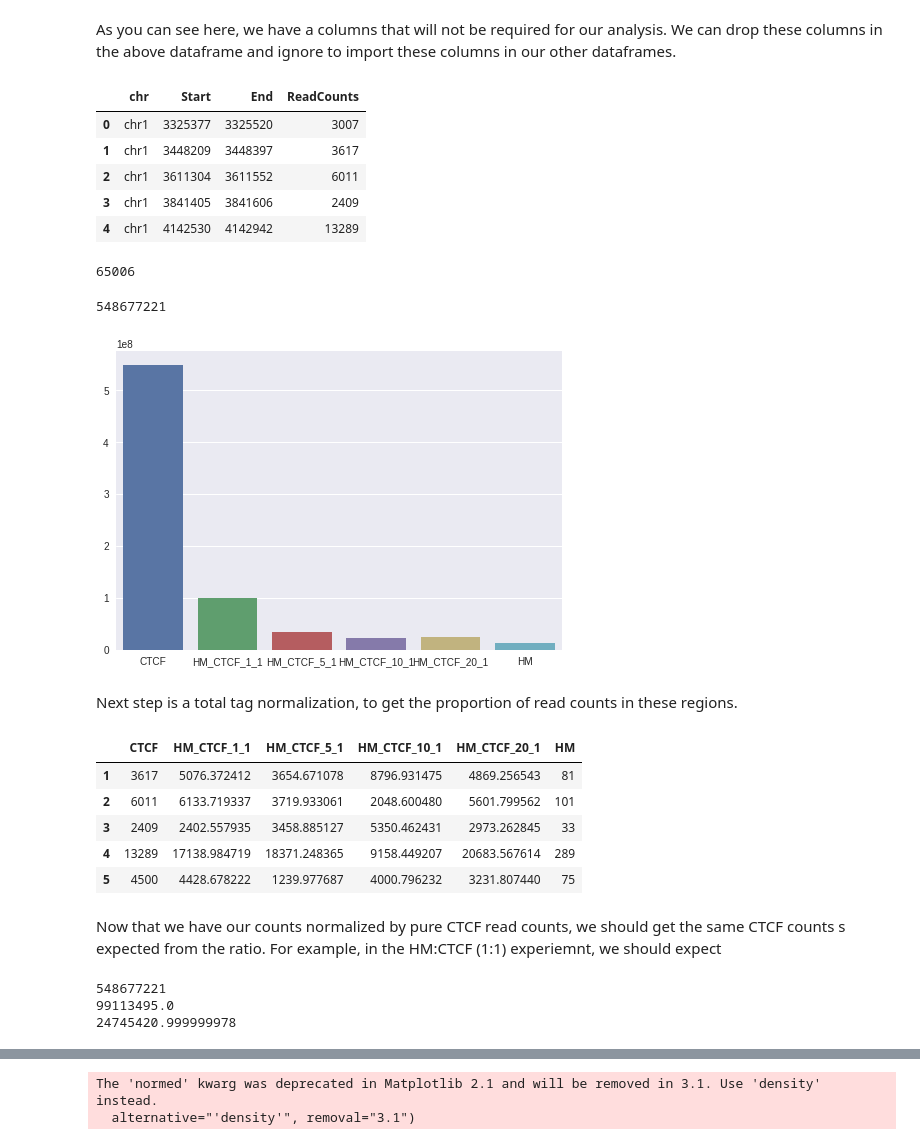
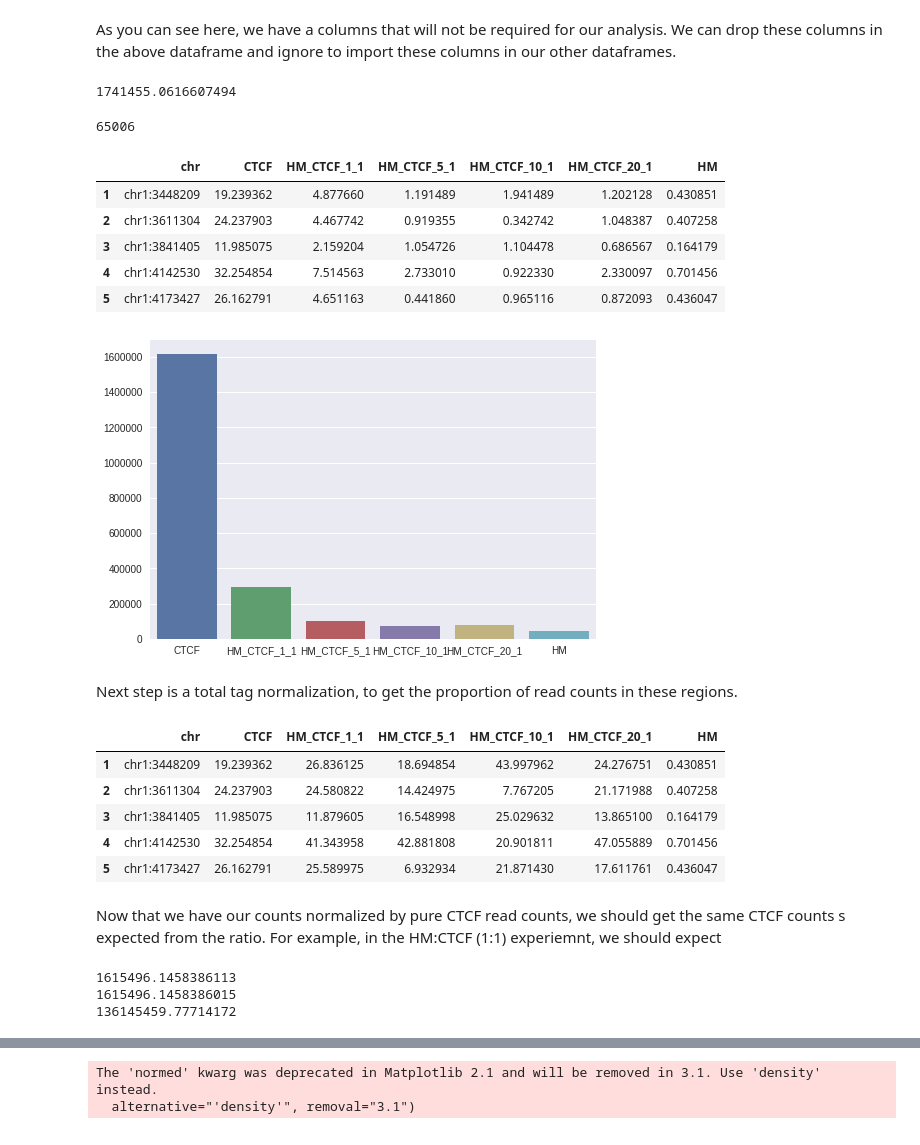
Before and after one commit to sidwekhande/spike-in, a Jupyter notebook: Data_Analysis_of_a_ChIP_seq_spike_in_reference.ipynb, the cells around one changed output, grey strips where cells are left out. Saved outputs shown, nothing was run; the diff lists cells and outputs as text; code cells hidden in the pictures.

```diff
--- a/Data_Analysis_of_a_ChIP_seq_spike_in_reference.ipynb
+++ b/Data_Analysis_of_a_ChIP_seq_spike_in_reference.ipynb
@@ -88,25 +88,35 @@ As you can see here, we have a columns that will not be required for our analysi
 
 ctcf_rc.drop(columns=["Name","Score","Strand","ThickStart","ThinEnd","ItemRGB","BlockCount"],axis =1,inplace=True)
 ctcf_rc.head()
+
+#deduplicate reads
+ctcf_rc["ReadCounts"] = ctcf_rc["ReadCounts"]/(ctcf_rc["End"] - ctcf_rc["Start"])
+#ctcf_rc["ReadCounts"] = ctcf_rc["ReadCounts"].astype("np.int32")
+sum(ctcf_rc["ReadCounts"])
 # %% [output]
-|  | chr | Start | End | ReadCounts |
-| 0 | chr1 | 3325377 | 3325520 | 3007 |
-| 1 | chr1 | 3448209 | 3448397 | 3617 |
-| 2 | chr1 | 3611304 | 3611552 | 6011 |
-| 3 | chr1 | 3841405 | 3841606 | 2409 |
-| 4 | chr1 | 4142530 | 4142942 | 13289 |
+1741455.0616607494
 # %%
-#similarly, importing read counts in all other experiments, but with only reqd columns
+#similarly, importing read counts in all other experiments, but with only read columns, and deduplicate reads
 HM_rc = pd.read_csv(io.BytesIO(uploaded['HM.tabular']),"\t", header = None, usecols=[0,1,2,10])
 HM_rc.columns = ["chr", "Start", "End", "ReadCounts"]
+HM_rc["ReadCounts"] = HM_rc["ReadCounts"]/(HM_rc["End"] - HM_rc["Start"])
+
 HM_CTCF_1_1_rc = pd.read_csv(io.BytesIO(uploaded['HM_CTCF_1_1.tabular']),"\t", header = None, usecols=[0,1,2,10])
 HM_CTCF_1_1_rc.columns = ["chr", "Start", "End", "ReadCounts"]
+HM_CTCF_1_1_rc["ReadCounts"] = HM_CTCF_1_1_rc["ReadCounts"]/(HM_CTCF_1_1_rc["End"] - HM_CTCF_1_1_rc["Start"])
+
 HM_CTCF_5_1_rc = pd.read_csv(io.BytesIO(uploaded['HM_CTCF_5_1.tabular']),"\t", header = None, usecols=[0,1,2,10])
 HM_CTCF_5_1_rc.columns = ["chr", "Start", "End", "ReadCounts"]
+HM_CTCF_5_1_rc["ReadCounts"] = HM_CTCF_5_1_rc["ReadCounts"]/(HM_CTCF_5_1_rc["End"] - HM_CTCF_5_1_rc["Start"])
+
 HM_CTCF_10_1_rc = pd.read_csv(io.BytesIO(uploaded['HM_CTCF_10_1.tabular']),"\t", header = None, usecols=[0,1,2,10])
 HM_CTCF_10_1_rc.columns = ["chr", "Start", "End", "ReadCounts"]
+HM_CTCF_10_1_rc["ReadCounts"] = HM_CTCF_10_1_rc["ReadCounts"]/(HM_CTCF_10_1_rc["End"] - HM_CTCF_10_1_rc["Start"])
+
 HM_CTCF_20_1_rc = pd.read_csv(io.BytesIO(uploaded['HM_CTCF_20_1.tabular']),"\t", header = None, usecols=[0,1,2,10])
 HM_CTCF_20_1_rc.columns = ["chr", "Start", "End", "ReadCounts"]
+HM_CTCF_20_1_rc["ReadCounts"] = HM_CTCF_20_1_rc["ReadCounts"]/(HM_CTCF_20_1_rc["End"] - HM_CTCF_20_1_rc["Start"])
+
 len(HM_CTCF_1_1_rc)
 # %% [output]
 65006
@@ -115,6 +125,7 @@ len(HM_CTCF_1_1_rc)
 
 sum_df = pd.DataFrame()
 #sum_df.head()
+sum_df["chr"] = ctcf_rc["chr"] + ":"+ ctcf_rc["Start"].map(str)
 sum_df["CTCF"] = ctcf_rc["ReadCounts"]
 sum_df["HM_CTCF_1_1"] = HM_CTCF_1_1_rc["ReadCounts"].replace(0, np.nan)
 sum_df["HM_CTCF_5_1"] = HM_CTCF_5_1_rc["ReadCounts"].replace(0, np.nan)
@@ -127,20 +138,26 @@ sum_df["HM"] = HM_rc["ReadCounts"]
 #df['Charge_Per_Line'] = df['Charge_Per_Line'].replace('-', np.nan)
 #df = df.dropna(axis=0, subset=['Charge_Per_Line'])
 sum_df = sum_df[(sum_df != np.nan).all(1)]
-sum_df = sum_df[(sum_df < 250000).all(1)]
+sum_df = sum_df[(sum_df < 1000).all(1)]
 #sum_df.shape
-sum(sum_df["CTCF"])
+sum_df.head()
 # %% [output]
-548677221
+|  | chr | CTCF | HM_CTCF_1_1 | HM_CTCF_5_1 | HM_CTCF_10_1 | HM_CTCF_20_1 | HM |
+| 1 | chr1:3448209 | 19.239362 | 4.877660 | 1.191489 | 1.941489 | 1.202128 | 0.430851 |
+| 2 | chr1:3611304 | 24.237903 | 4.467742 | 0.919355 | 0.342742 | 1.048387 | 0.407258 |
+| 3 | chr1:3841405 | 11.985075 | 2.159204 | 1.054726 | 1.104478 | 0.686567 | 0.164179 |
+| 4 | chr1:4142530 | 32.254854 | 7.514563 | 2.733010 | 0.922330 | 2.330097 | 0.701456 |
+| 5 | chr1:4173427 | 26.162791 | 4.651163 | 0.441860 | 0.965116 | 0.872093 | 0.436047 |
 # %%
-sum_df[sum_df > 70000].count()
+#sum_df[sum_df > 70000].count()
 #sum_df.plot(y=[sum(sum_df["CTCF"]),sum(sum_df["HM_CTCF_1_1"])])
 #sum_df["CTCF"]
 #ax = sum_df.plot()
-ax = sns.barplot(x=list(sum_df), y = [sum(sum_df["CTCF"]), sum(sum_df["HM_CTCF_1_1"]), sum(sum_df["HM_CTCF_5_1"]), sum(sum_df["HM_CTCF_10_1"]), sum(sum_df["HM_CTCF_20_1"]), sum(sum_df["HM"])])
+data = np.array([sum(sum_df["CTCF"]), sum(sum_df["HM_CTCF_1_1"]), sum(sum_df["HM_CTCF_5_1"]), sum(sum_df["HM_CTCF_10_1"]), sum(sum_df["HM_CTCF_20_1"]), sum(sum_df["HM"])], dtype=np.float32)
+ax = sns.barplot(x=list(sum_df)[1:], y = data)
 #ax = sum_df.CTCF.plot()
 # %% [output]
-[figure, old version]
+[figure, new version]
 # %% [markdown]
 Next step is a total tag normalization, to get the proportion of read counts in these regions.
 # %%
@@ -168,12 +185,12 @@ sum_df.head()
 #print(sum(sum_df["CTCF"]))
 #print(sum(sum_df["HM_CTCF_10_1"]))
 # %% [output]
-|  | CTCF | HM_CTCF_1_1 | HM_CTCF_5_1 | HM_CTCF_10_1 | HM_CTCF_20_1 | HM |
-| 1 | 3617 | 5076.372412 | 3654.671078 | 8796.931475 | 4869.256543 | 81 |
-| 2 | 6011 | 6133.719337 | 3719.933061 | 2048.600480 | 5601.799562 | 101 |
-| 3 | 2409 | 2402.557935 | 3458.885127 | 5350.462431 | 2973.262845 | 33 |
-| 4 | 13289 | 17138.984719 | 18371.248365 | 9158.449207 | 20683.567614 | 289 |
-| 5 | 4500 | 4428.678222 | 1239.977687 | 4000.796232 | 3231.807440 | 75 |
+|  | chr | CTCF | HM_CTCF_1_1 | HM_CTCF_5_1 | HM_CTCF_10_1 | HM_CTCF_20_1 | HM |
+| 1 | chr1:3448209 | 19.239362 | 26.836125 | 18.694854 | 43.997962 | 24.276751 | 0.430851 |
+| 2 | chr1:3611304 | 24.237903 | 24.580822 | 14.424975 | 7.767205 | 21.171988 | 0.407258 |
+| 3 | chr1:3841405 | 11.985075 | 11.879605 | 16.548998 | 25.029632 | 13.865100 | 0.164179 |
+| 4 | chr1:4142530 | 32.254854 | 41.343958 | 42.881808 | 20.901811 | 47.055889 | 0.701456 |
+| 5 | chr1:4173427 | 26.162791 | 25.589975 | 6.932934 | 21.871430 | 17.611761 | 0.436047 |
 # %% [markdown]
 Now that we have our counts normalized by pure CTCF read counts, we should get the same CTCF counts s expected from the ratio. For example, in the HM:CTCF (1:1) experiemnt, we should expect
 # %%
@@ -188,9 +205,9 @@ print(sum(sum_df["CTCF"]))
 print(sum(sum_df["HM_CTCF_1_1"]))
 print(H1_C1rc)
 # %% [output]
-548677221
-99113495.0
-24745420.999999978
+1615496.1458386113
+1615496.1458386015
+136145459.77714172
 # %%
 #Need to find better scaling for the next couple of graphs
 grid1 = sns.jointplot(x = (sum_df["CTCF"]), y = sum_df["HM_CTCF_1_1"],kind ="reg")
```
Also changed, not shown: parts of 7 cells of this notebook.
